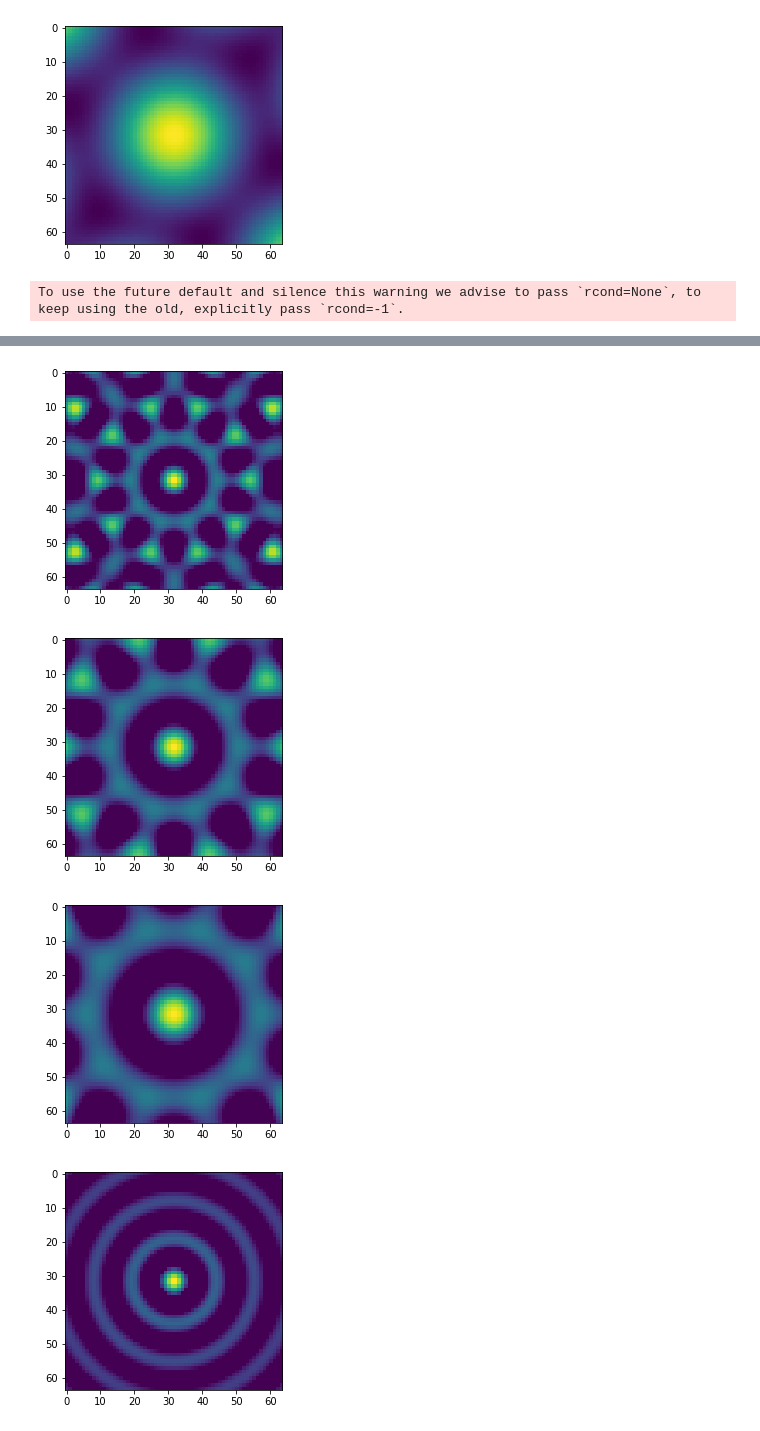
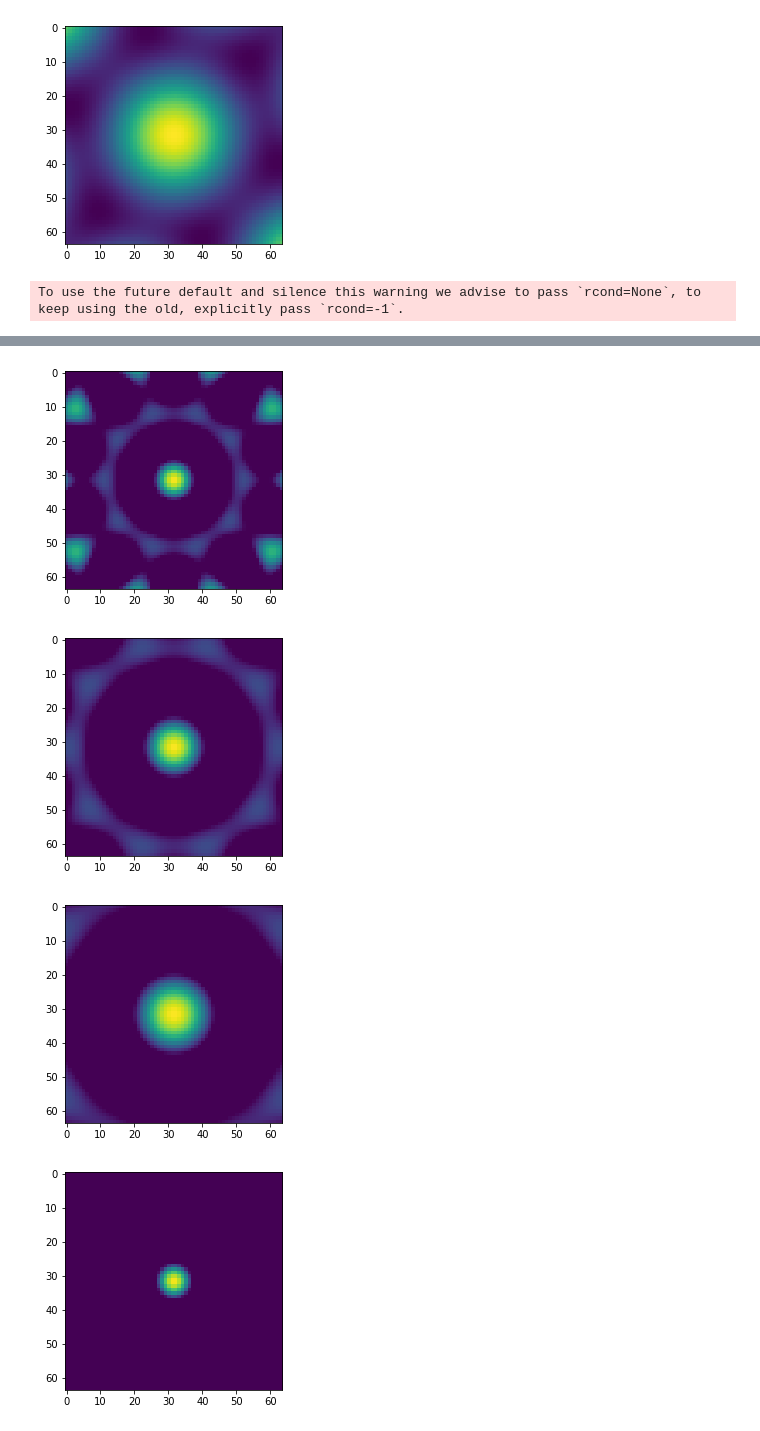
Before and after one commit to bjkomer/ssp-experiments, a Jupyter notebook: notebooks/Orthogonal phis.ipynb, the cells around one changed output, grey strips where cells are left out. Saved outputs shown, nothing was run; the diff lists cells and outputs as text; code cells hidden in the pictures.

```diff
--- a/notebooks/Orthogonal phis.ipynb
+++ b/notebooks/Orthogonal phis.ipynb
@@ -259,8 +259,8 @@ def orthogonal_nd_proj(dim=7, phi=np.pi/2., angle=0):
 
     return X, Y, sv
 # %%
-dims = [7, 11, 513]
-limit = 8
+dims = [7, 12, 513]
+limit = 5
 res = 64
 angle = 0#np.pi/12.#0
 xs = np.linspace(-limit, limit, res)
@@ -271,6 +271,6 @@ for dim in dims:
         X, Y, sv = orthogonal_nd_proj(dim=dim, phi=phi, angle=angle)
 #         print(sv)
         plt.figure()
-        plot_2d(X, Y, xs*sv, ys*sv, vmin=0, vmax=None)
+        plot_2d(X, Y, xs*sv, ys*sv, vmin=.3, vmax=1)
 # %% [output]
 To use the future default and silence this warning we advise to pass `rcond=None`, to keep using the old, explicitly pass `rcond=-1`.
@@ -280,4 +280,4 @@ To use the future default and silence this warning we advise to pass `rcond=None
-[figure, old version]
+[figure, new version]
-[figure, old version]
+[figure, new version]
-[figure, old version]
+[figure, new version]
-[figure, old version]
+[figure, new version]
```
Also changed, not shown: parts of 13 cells of this notebook.
